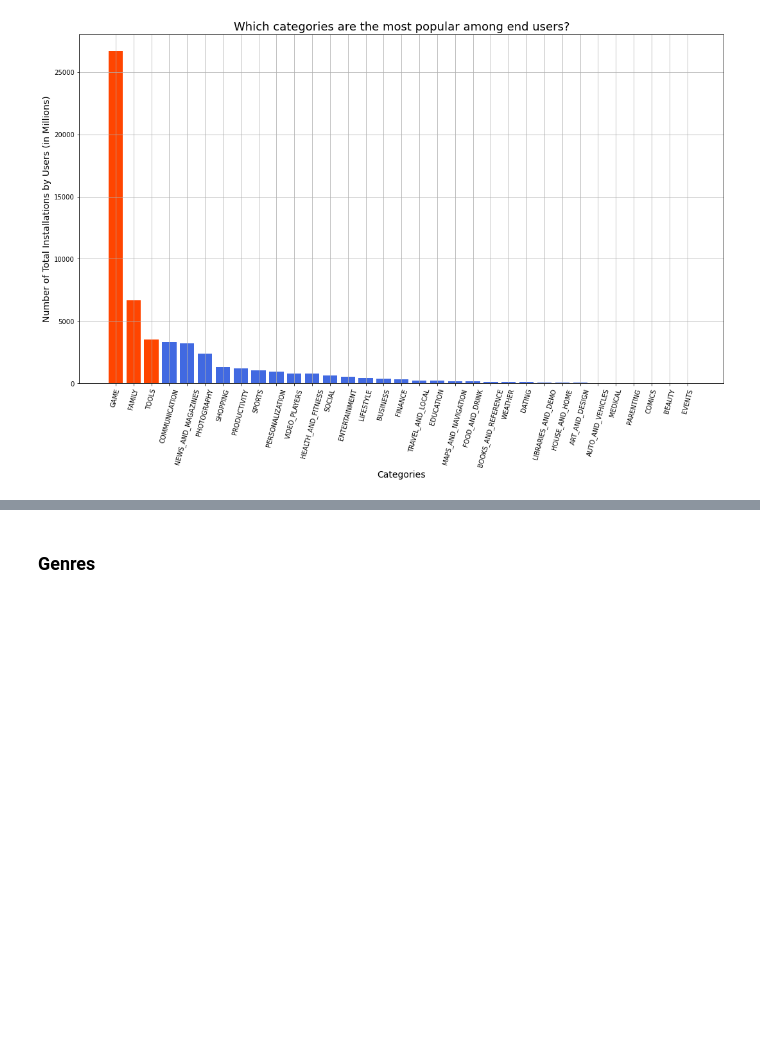
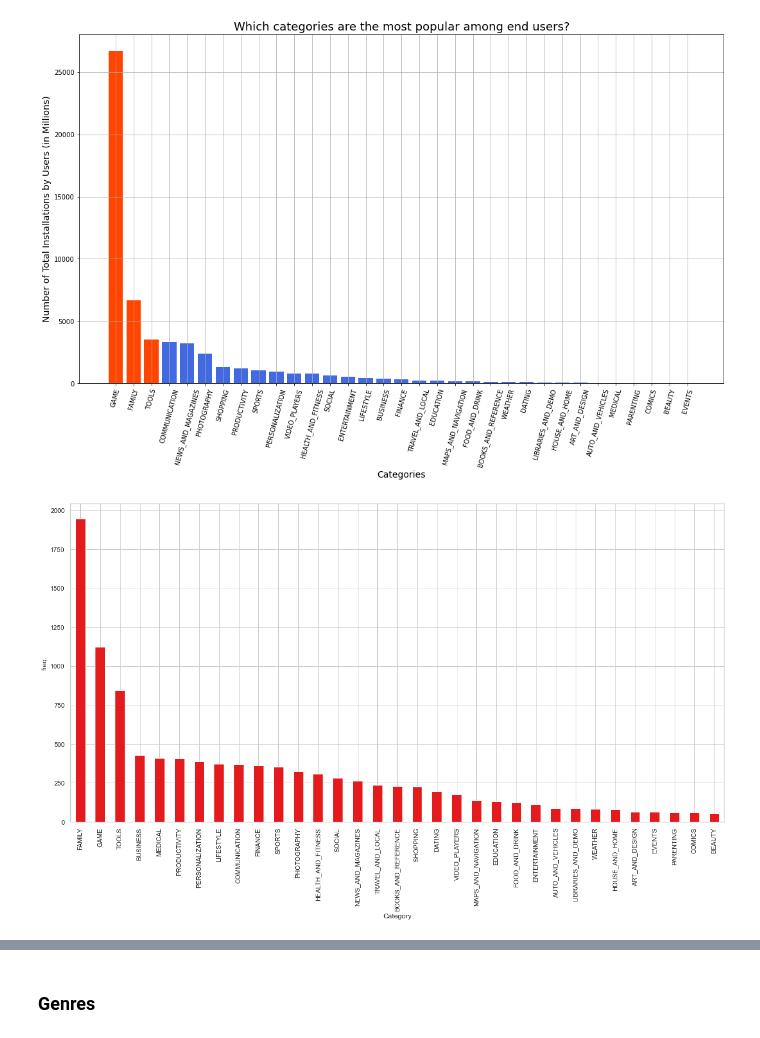
Before and after one commit to jiawei-li89/Project, a Jupyter notebook: Week5-6_Google_Player_Store.ipynb, the cells around one changed output, grey strips where cells are left out. Drawn from its saved outputs; the diff is of its cells as text; code cells hidden in the pictures; blank space fills up the shorter version.

````diff
--- a/Week5-6_Google_Player_Store.ipynb
+++ b/Week5-6_Google_Player_Store.ipynb
@@ -339,5 +391,6 @@ playstore_summary=playstore.describe().T
 # %%
-playstore=playstore[playstore.Price < playstore.Price.quantile(.95)]
+playstore=playstore[playstore.Price < playstore.Price.quantile(.998)]
+#playstore.loc[playstore.Price >playstore.Price.quantile(.998)]
 # %%
 playstore.Price.value_counts()
 # %% [output]
@@ -377,6 +425,9 @@ for col in playstore_summary.index:
 
 data1=playstore.drop(outliers.index)
 print('shape after dropping changed:', data1.shape)```
+# %%
+playstore.Installs.quantile(.03)
+playstore=playstore[playstore.Installs > playstore.Installs.quantile(.05)]
 # %% [markdown]
 # Observations
 
@@ -483,3 +538,11 @@ plt.xticks(rotation = 75)
 plt.show()
 # %% [output]
 [figure]
+# %%
+plt.figure(figsize=(20,10))
+playstore['Category'].value_counts().plot(kind='bar')
+plt.xlabel('Category')
+plt.ylabel('freq.')
+plt.show()
+# %% [output]
+[figure, added]
````
Also changed, not shown: parts of 88 cells of this notebook, 1 other file.
